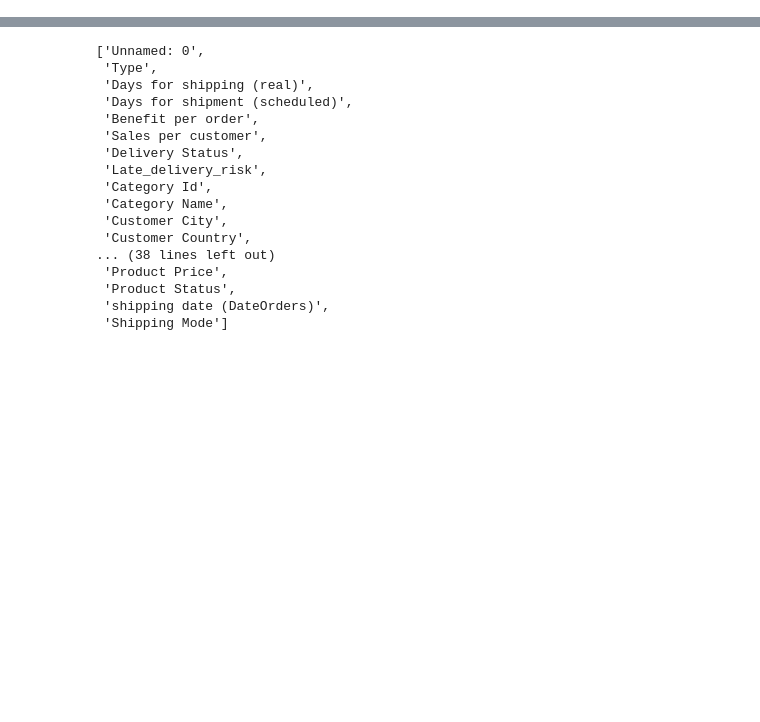
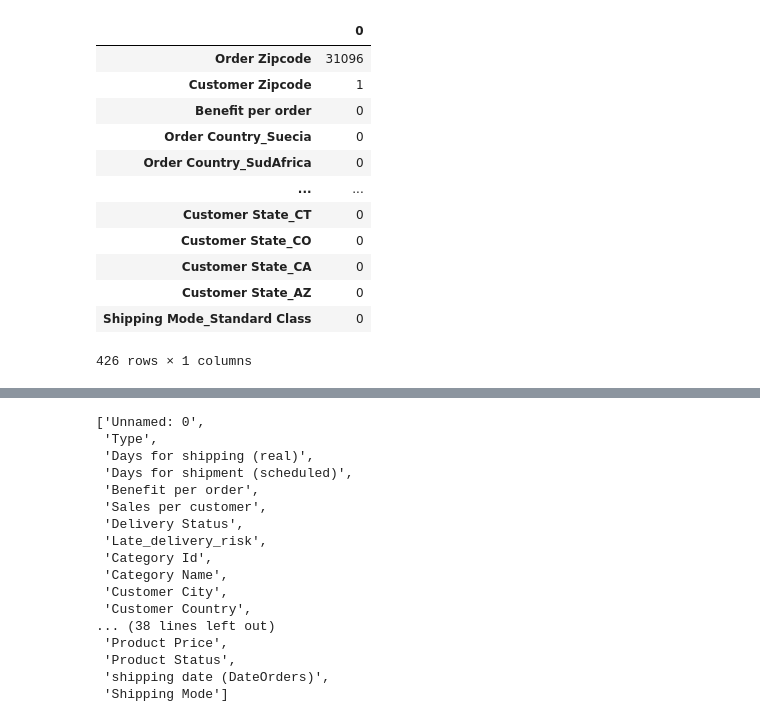
Before and after one commit to sanzal-fi/supply_chain_ML, a Jupyter notebook: santi.ipynb, the cells around one changed output, grey strips where cells are left out. Drawn from its saved outputs; the diff is of its cells as text; code cells hidden in the pictures; blank space fills up the shorter version.

```diff
--- a/santi.ipynb
+++ b/santi.ipynb
@@ -10,3 +52,21 @@ from sklearn.neighbors import KNeighborsClassifier
+# %%
+X_test = pd.read_csv('data/processed/X_test.csv')
+# %%
+X_test.isnull().sum().to_frame().sort_values(by=0, ascending=False)
+# %% [output]
+|  | 0 |
+| Order Zipcode | 31096 |
+| Customer Zipcode | 1 |
+| Benefit per order | 0 |
+| Order Country_Suecia | 0 |
+| Order Country_SudAfrica | 0 |
+| ... | ... |
+| Customer State_CT | 0 |
+| Customer State_CO | 0 |
+| Customer State_CA | 0 |
+| Customer State_AZ | 0 |
+| Shipping Mode_Standard Class | 0 |
+426 rows × 1 columns
 # %%
 pd.set_option('display.max_columns', None)
 # %%
```
Also changed, not shown: parts of 3 cells of this notebook, 1 other file.
